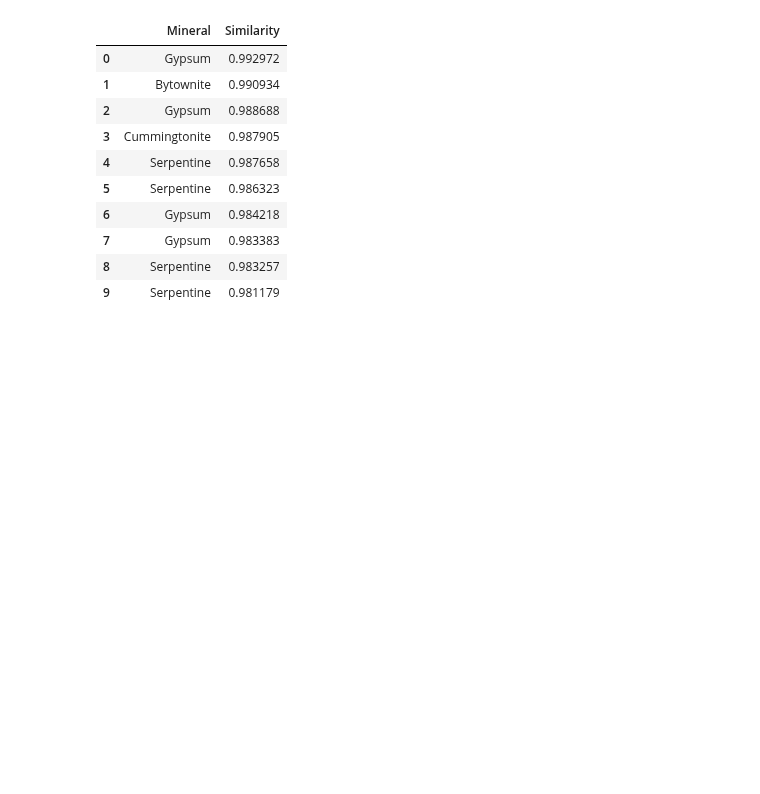
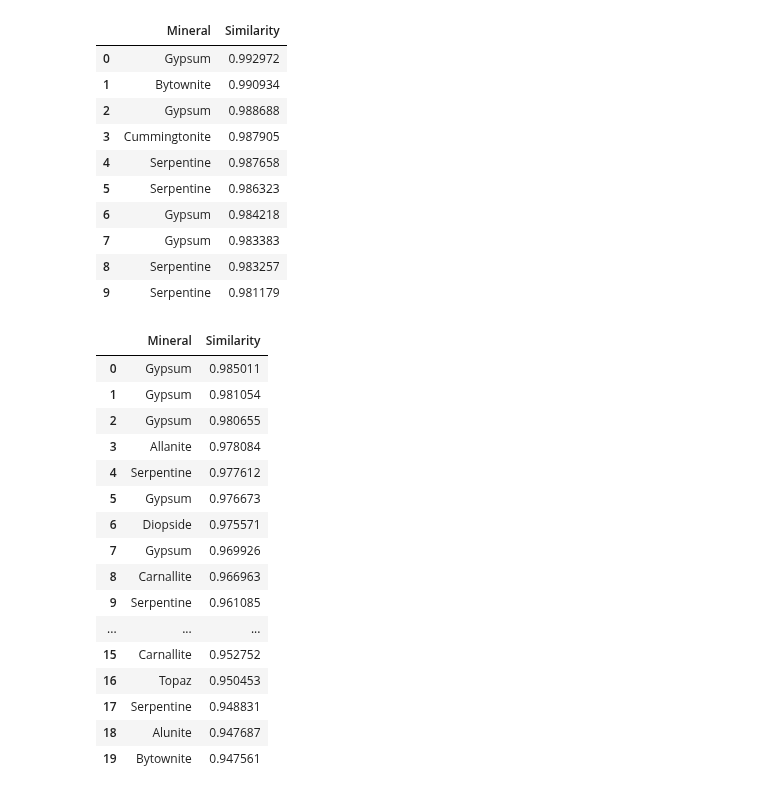
Before and after one commit to ECOMINE-IN/Geomind, a Jupyter notebook: notebooks/04_hyperspectral.ipynb, the cells around one changed output. Saved outputs shown, nothing was run; the diff lists cells and outputs as text; code cells hidden in the pictures; blank space fills up the shorter version.

Commit message:
Done with cosine similarity

```diff
--- a/notebooks/04_hyperspectral.ipynb
+++ b/notebooks/04_hyperspectral.ipynb
@@ -724,3 +724,59 @@ top10.head(10)
 | 7 | Gypsum | 0.983383 |
 | 8 | Serpentine | 0.983257 |
 | 9 | Serpentine | 0.981179 |
+# %%
+def normalize(spec):
+    return (spec - np.min(spec)) / (np.max(spec) - np.min(spec))
+# %%
+enmap_norm = normalize(enmap_spec)
+
+results = []
+
+for i in range(len(usgs)):
+
+    mineral = usgs.iloc[i]["mineral"]
+
+    usgs_spec = usgs.iloc[i, 2:].values.astype(float)
+
+    interp_func = interp1d(
+        usgs_wavelengths,
+        usgs_spec,
+        bounds_error=False,
+        fill_value="extrapolate"
+    )
+
+    usgs_resampled = interp_func(enmap_wavelengths)
+
+    usgs_norm = normalize(usgs_resampled)
+
+    score = cosine_similarity(
+        enmap_norm.reshape(1,-1),
+        usgs_norm.reshape(1,-1)
+    )[0][0]
+
+    results.append((mineral, score))
+# %%
+results = sorted(results, key=lambda x: x[1], reverse=True)
+
+pd.DataFrame(
+    results,
+    columns=["Mineral","Similarity"]
+).head(20)
+# %% [output]
+|  | Mineral | Similarity |
+| 0 | Gypsum | 0.985011 |
+| 1 | Gypsum | 0.981054 |
+| 2 | Gypsum | 0.980655 |
+| 3 | Allanite | 0.978084 |
+| 4 | Serpentine | 0.977612 |
+| 5 | Gypsum | 0.976673 |
+| 6 | Diopside | 0.975571 |
+| 7 | Gypsum | 0.969926 |
+| 8 | Carnallite | 0.966963 |
+| 9 | Serpentine | 0.961085 |
+| ... | ... | ... |
+| 15 | Carnallite | 0.952752 |
+| 16 | Topaz | 0.950453 |
+| 17 | Serpentine | 0.948831 |
+| 18 | Alunite | 0.947687 |
+| 19 | Bytownite | 0.947561 |
```
